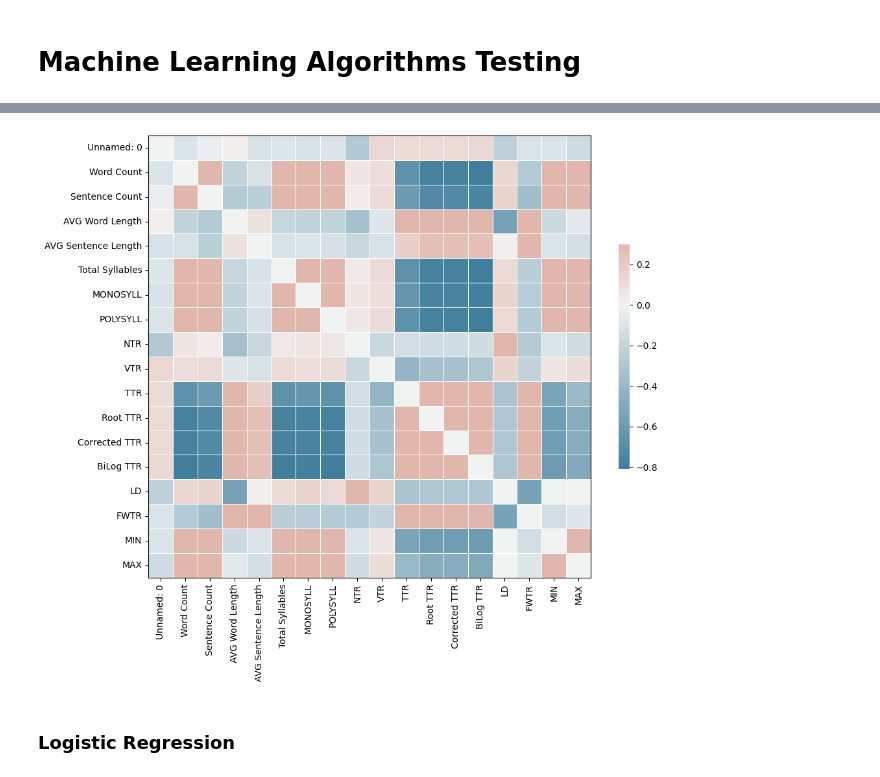
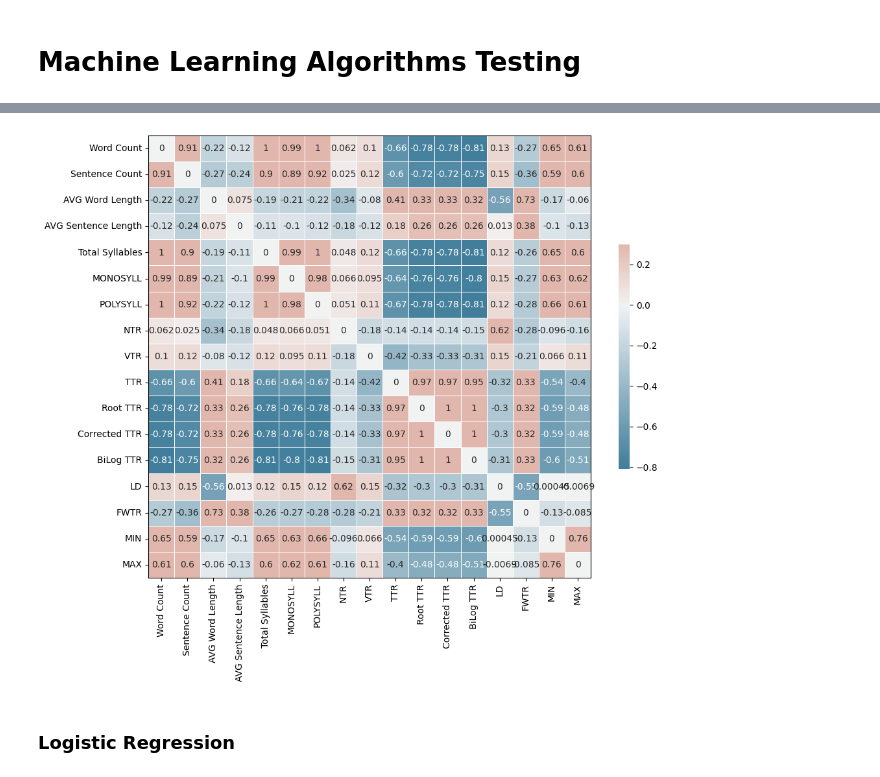
Before and after one commit to aliaolay/Readability-Level-Identifier, a Jupyter notebook: ML-algos.ipynb, the cells around one changed output, grey strips where cells are left out. Cells and saved outputs as stored; diff of their text form; code cells hidden in the pictures.

```diff
--- a/ML-algos.ipynb
+++ b/ML-algos.ipynb
@@ -64,24 +91,22 @@ text_features
 # %%
+# https://seaborn.pydata.org/
 import seaborn as sns
 import matplotlib.pyplot as plt
 
-text_features = text_features.drop(columns=['Book Title'])
+text_features = text_features.drop(columns=['Unnamed: 0'])
 
 corr = text_features.corr()
 
 np.fill_diagonal(corr.values, 0)
-
 f, ax = plt.subplots(figsize=(11, 9))
-
 cmap = sns.diverging_palette(230, 20, as_cmap=True)
-
-sns.heatmap(corr, cmap=cmap, vmax=.3, center=0,
+sns.heatmap(corr, cmap=cmap, annot=True, vmax=.3, center=0,
             square=True, linewidths=.5, cbar_kws={"shrink": .5})
 
 for _, spine in ax.spines.items():
     spine.set_visible(True)
 
 plt.show()
 # %% [output]
-[figure, old version]
+[figure, new version]
 # %%
```
Also changed, not shown: parts of 19 cells of this notebook.
